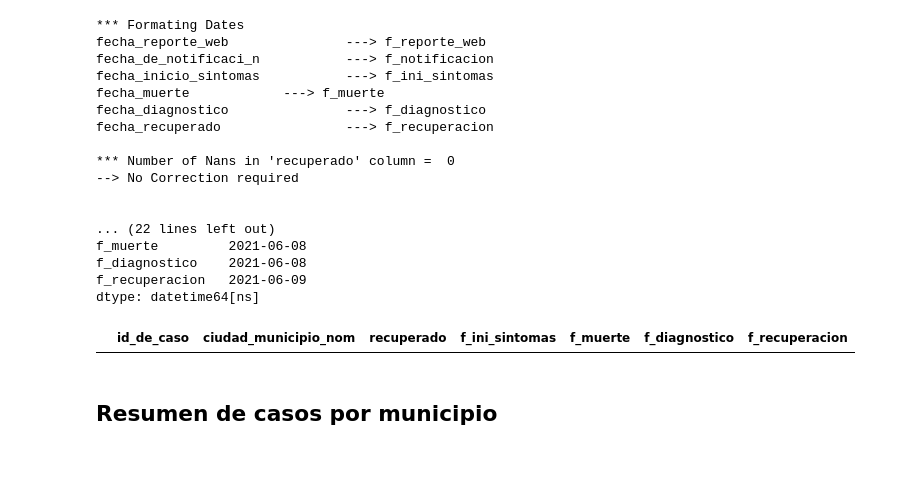
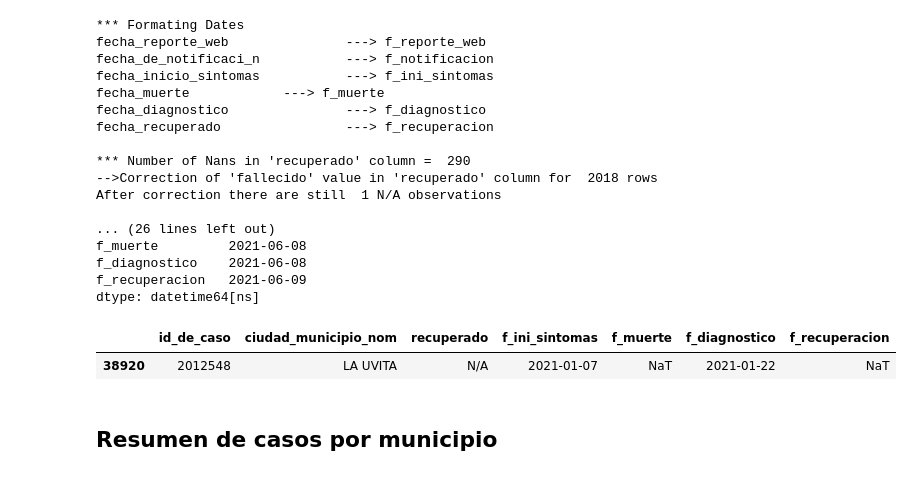
Before and after one commit to JC-AlfonsoR/covid_data_col, a Jupyter notebook: graphics.ipynb, the cells around one changed output. Cells and saved outputs as stored; diff of their text form; code cells hidden in the pictures.

```diff
--- a/graphics.ipynb
+++ b/graphics.ipynb
@@ -99,12 +100,17 @@ df = df.drop(columns=dates)
 
 # "Estado" column has NaN values for some cases with a valid pass-away date
 # Correct those NaN with "Fallecido"
-number_of_nans = np.sum(df["recuperado"].isna())
+number_of_nans = np.sum(df["recuperado"]=="N/A")
 print("\n*** Number of Nans in 'recuperado' column = ", number_of_nans)
 if number_of_nans != 0:
     row_indexer = ~df["f_muerte"].isna() # rows with valid pass-away dates
     df.loc[ (row_indexer) , "recuperado" ] = "Fallecido" # Fix value for "Recuperado" column
     print("-->Correction of 'fallecido' value in 'recuperado' column for ", np.sum(row_indexer), "rows")
+
+    number_of_nans = np.sum(df["recuperado"]=="N/A")
+    print("After correction there are still ", number_of_nans, "N/A observations\n")
+    print(df.loc[df["recuperado"]=="N/A",["id_de_caso","ciudad_municipio_nom","f_muerte","recuperado"]])
+
 else:
     print("--> No Correction required")
 
@@ -122,20 +128,21 @@ fecha_muerte            ---> f_muerte
 fecha_diagnostico               ---> f_diagnostico
 fecha_recuperado                ---> f_recuperacion
 
-*** Number of Nans in 'recuperado' column =  0
---> No Correction required
+*** Number of Nans in 'recuperado' column =  290
+-->Correction of 'fallecido' value in 'recuperado' column for  2018 rows
+After correction there are still  1 N/A observations
 
-
-... (22 lines left out)
+... (26 lines left out)
 f_muerte         2021-06-08
 f_diagnostico    2021-06-08
 f_recuperacion   2021-06-09
 dtype: datetime64[ns]
 # %%
 # Print Observations with NaN in "Recuperado"
-df[df["recuperado"].isna()]
+df[df["recuperado"]=="N/A"]
 # %% [output]
 |  | id_de_caso | ciudad_municipio_nom | recuperado | f_ini_sintomas | f_muerte | f_diagnostico | f_recuperacion |
+| 38920 | 2012548 | LA UVITA | N/A | 2021-01-07 | NaT | 2021-01-22 | NaT |
 # %% [markdown]
 ## Resumen de casos por municipio
 # %%
```
Also changed, not shown: parts of 8 cells of this notebook.
